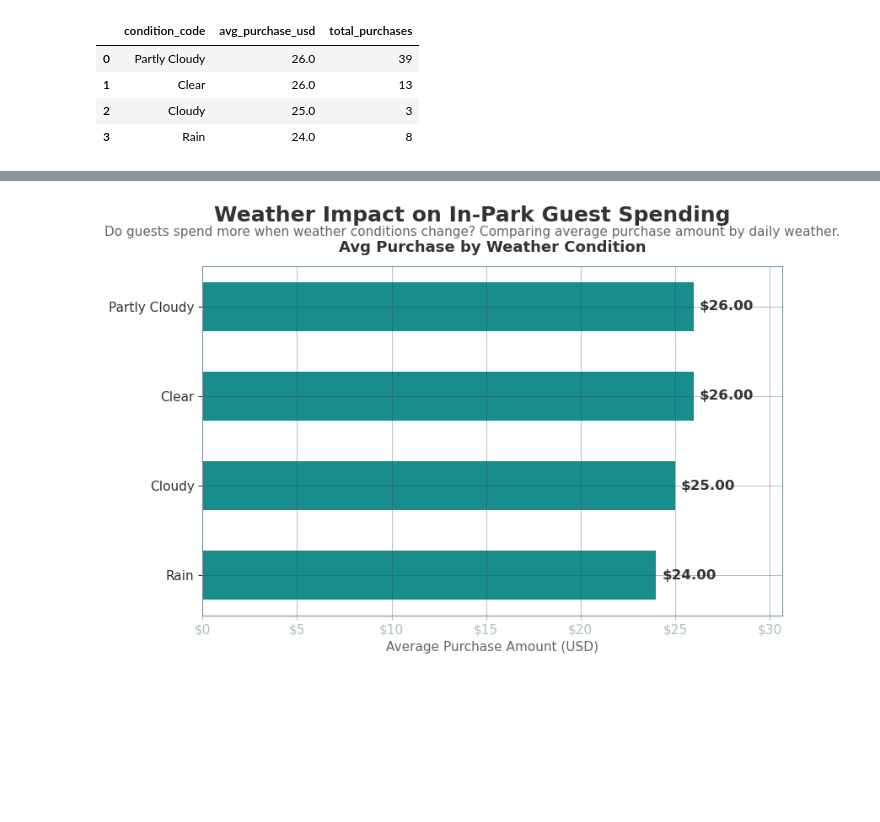
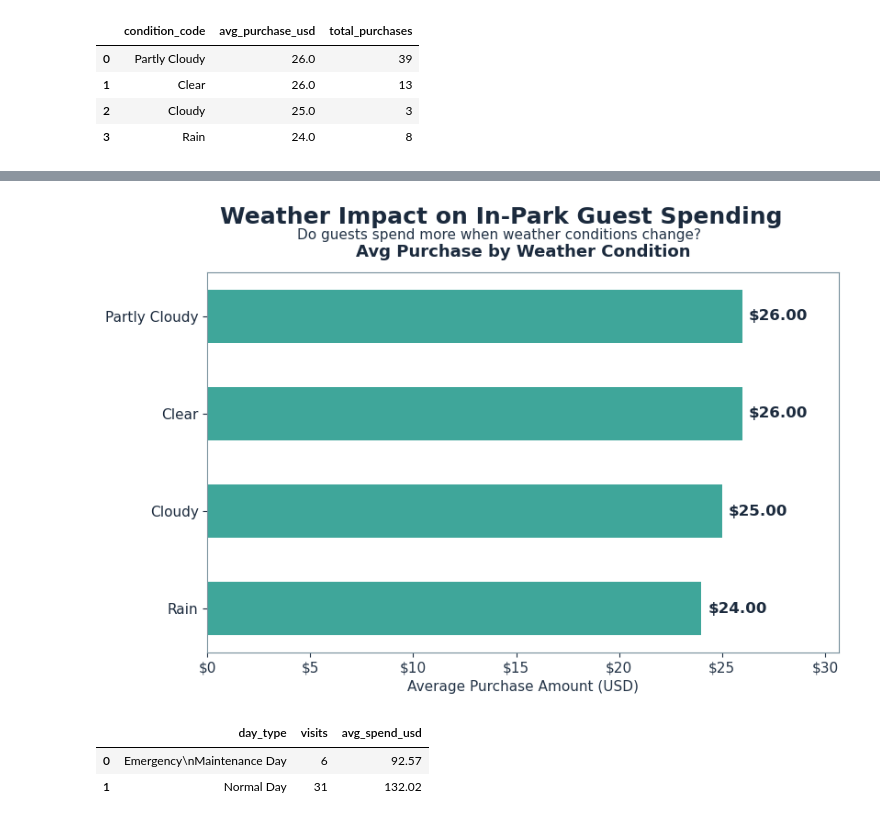
Before and after one commit to ibranova/Theme-Park-Analytics, a Jupyter notebook: Capstone_Project_Expansion /new_figures.ipynb, the cells around one changed output, grey strips where cells are left out. Cells and saved outputs as stored; diff of their text form; code cells hidden in the pictures; blank space fills up the shorter version.

Commit message:
created a second bar graph to compare the revenu: Emergency maintenance vs Normal days

```diff
--- a/Capstone_Project_Expansion /new_figures.ipynb
+++ b/Capstone_Project_Expansion /new_figures.ipynb
@@ -46,8 +36,8 @@ TEAL = '#2A9D8F'
 CORAL = '#E76F51'
 GREEN = '#57CC99'
 BLUE = '#457B9D'
-TEXT_PRIMARY = '#FFFFFF'
-TEXT_SECONDARY = '#B0BEC5'
+TEXT_PRIMARY = '#1B2A3D'
+TEXT_SECONDARY = '#243447'
 TEXT_MUTED = '#78909C'
 
 plt.rcParams.update({
@@ -70,35 +60,35 @@ fig1, ax1a = plt.subplots(ncols=1, figsize=(8, 6), sharey=True)
 fig1.suptitle('Weather Impact on In-Park Guest Spending',
               fontsize=18, fontweight='bold', color=TEXT_PRIMARY, y=0.97)
 fig1.text(0.5, 0.91,
-          'Do guests spend more when weather conditions change? '
-          'Comparing average purchase amount by daily weather.',
+          'Do guests spend more when weather conditions change? ',
           ha='center', fontsize=11, color=TEXT_SECONDARY)
 
 # Color mapping by weather condition
 weather_colors = {
     'Clear': TEAL, 'Partly Cloudy': TEAL,
     'Cloudy': TEAL, 'Rain': TEAL
 }
 colors = [weather_colors.get(c, TEAL) for c in df_weather['condition_code']]
 
 # Left: Horizontal bar chart — avg purchase by condition
 bars = ax1a.barh(df_weather['condition_code'], df_weather['avg_purchase_usd'],
                  color=colors, edgecolor='none', height=0.55, alpha=0.9)
 
 for bar, val in zip(bars, df_weather['avg_purchase_usd']):
     ax1a.text(bar.get_width() + 0.3, bar.get_y() + bar.get_height()/2,
               f'${val:.2f}', va='center', fontsize=12, fontweight='bold',
               color=TEXT_PRIMARY)
 
 ax1a.set_xlabel('Average Purchase Amount (USD)', fontsize=11, color=TEXT_SECONDARY)
 ax1a.set_title('Avg Purchase by Weather Condition', fontsize=13,
                fontweight='bold', color=TEXT_PRIMARY, pad=12)
 ax1a.set_xlim(0, max(df_weather['avg_purchase_usd']) * 1.18)
 ax1a.invert_yaxis()
 ax1a.tick_params(axis='y', labelsize=11, colors=TEXT_PRIMARY)
 ax1a.xaxis.set_major_formatter(mticker.FormatStrFormatter('$%.0f'))
+ax1a.grid(False)
 
 
 fig1.subplots_adjust(top=0.85, bottom=0.16, left=0.10, right=0.96, wspace=0.35)
 # %% [output]
-[figure, old version]
+[figure, new version]
@@ -104,0 +115,6 @@ fig1.subplots_adjust(top=0.85, bottom=0.16, left=0.10, right=0.96, wspace=0.35)
+# %%
+df_maint_spend.head()
+# %% [output]
+|  | day_type | visits | avg_spend_usd |
+| 0 | Emergency\nMaintenance Day | 6 | 92.57 |
+| 1 | Normal Day | 31 | 132.02 |
```
Also changed, not shown: parts of 3 cells of this notebook, 1 other file.
